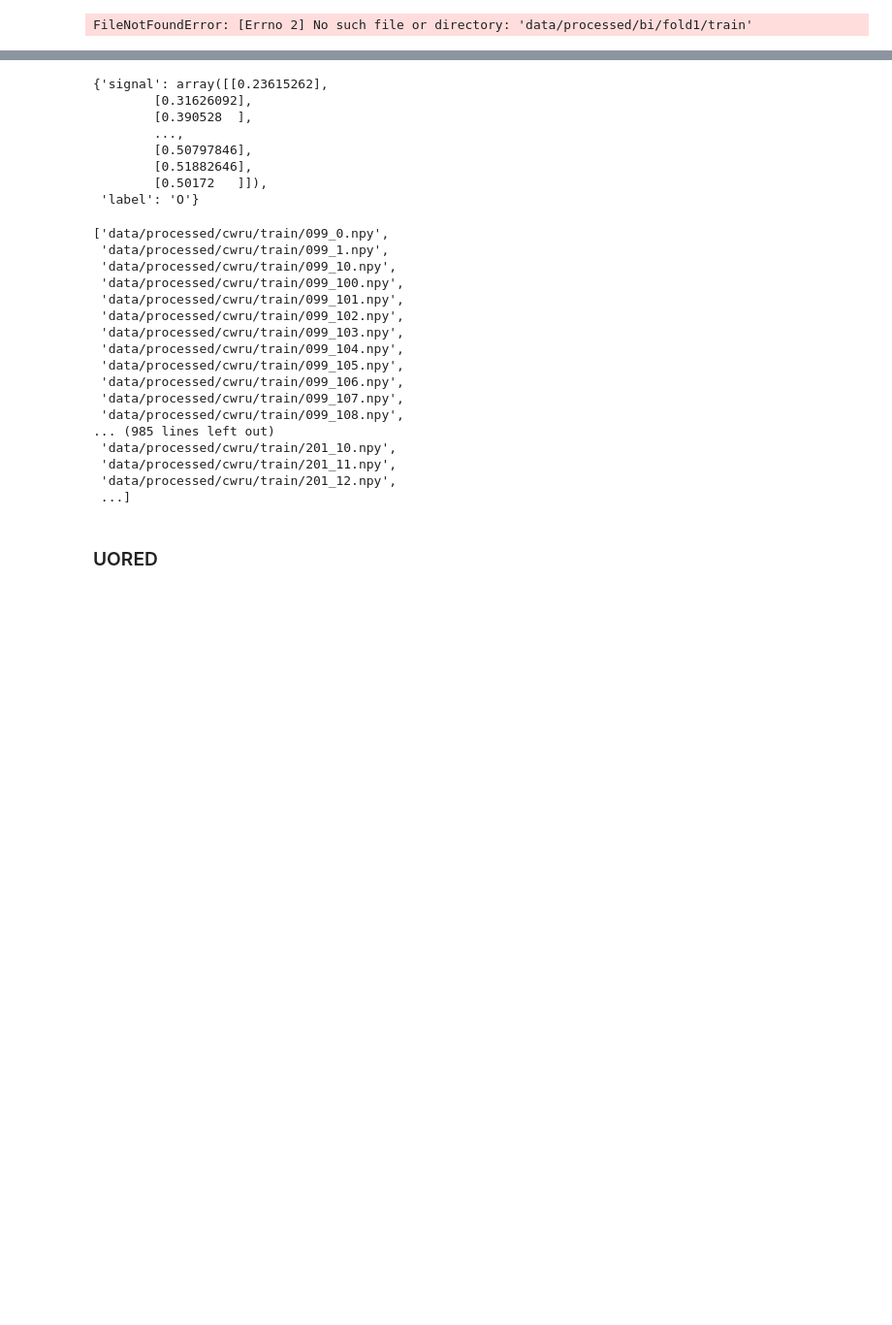
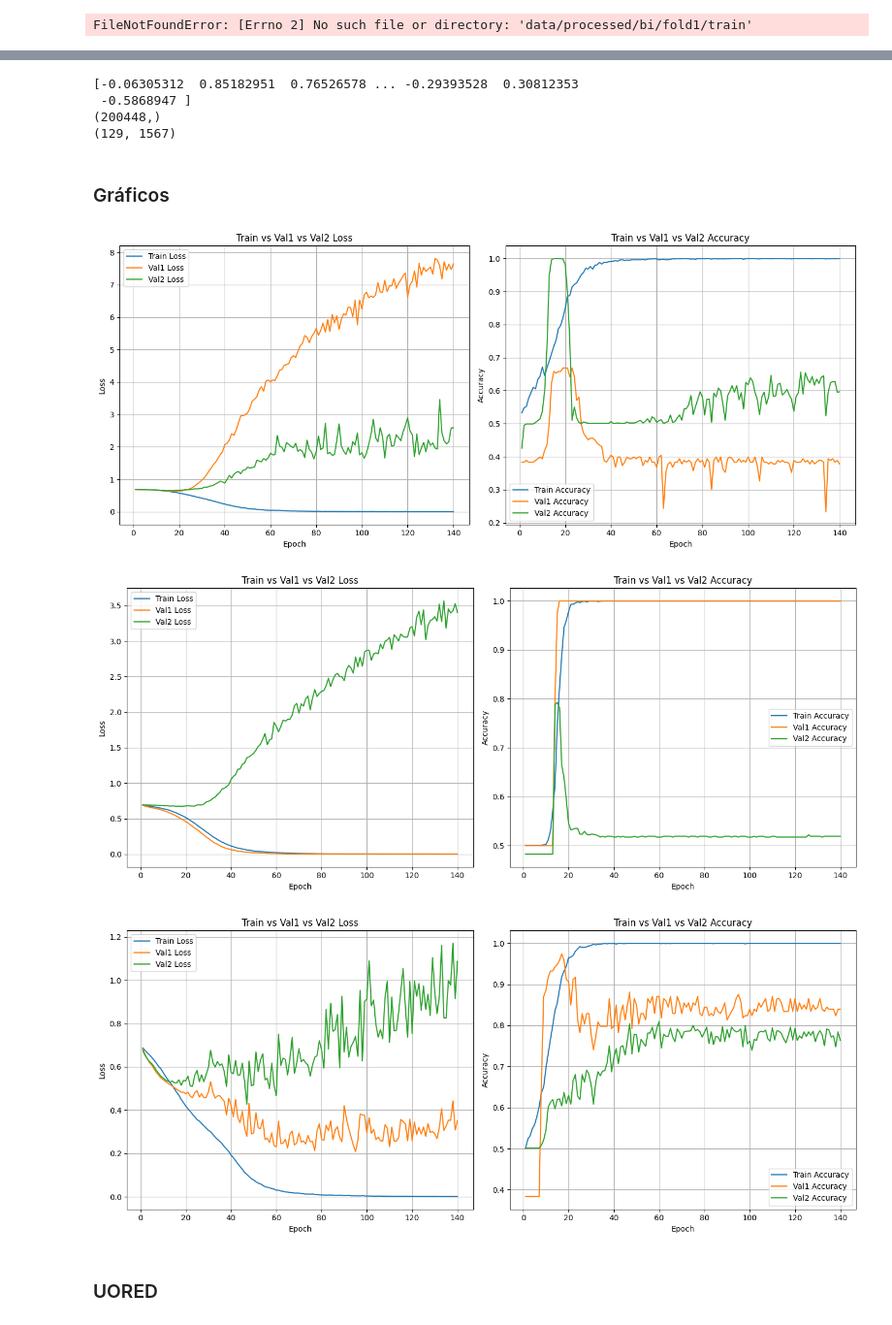
Before and after one commit to rochasantos/CWRU-AutoEncoder-Diagnosis, a Jupyter notebook: debug_nb.ipynb, the cells around one changed output, grey strips where cells are left out. Shown at 97% size. Cells and saved outputs as stored; diff of their text form; code cells hidden in the pictures; blank space fills up the shorter version.

```diff
--- a/debug_nb.ipynb
+++ b/debug_nb.ipynb
@@ -253,43 +501,14 @@ Quantidade de segmentos salvos: 193
-# %%
-import numpy as np
-
-np.load("data/processed/cwru/fold3/val/201_54.npy", allow_pickle=True).item()
-# %% [output]
-{'signal': array([[0.23615262],
-        [0.31626092],
-        [0.390528  ],
-        ...,
-        [0.50797846],
-        [0.51882646],
-        [0.50172   ]]),
- 'label': 'O'}
-# %%
-import os
-
-
-prefixes = None #["099", "100"]
-
-files = sorted([
-            os.path.join("data/processed/cwru/train", f)
-            for f in os.listdir("data/processed/cwru/fold1/train")
-            if f.endswith(".npy") and (any(f.startswith(prefix) for prefix in prefixes) if prefixes else True)
-        ])
-files
-# %% [output]
-['data/processed/cwru/train/099_0.npy',
- 'data/processed/cwru/train/099_1.npy',
- 'data/processed/cwru/train/099_10.npy',
- 'data/processed/cwru/train/099_100.npy',
- 'data/processed/cwru/train/099_101.npy',
- 'data/processed/cwru/train/099_102.npy',
- 'data/processed/cwru/train/099_103.npy',
- 'data/processed/cwru/train/099_104.npy',
- 'data/processed/cwru/train/099_105.npy',
- 'data/processed/cwru/train/099_106.npy',
- 'data/processed/cwru/train/099_107.npy',
- 'data/processed/cwru/train/099_108.npy',
-... (985 lines left out)
- 'data/processed/cwru/train/201_10.npy',
- 'data/processed/cwru/train/201_11.npy',
- 'data/processed/cwru/train/201_12.npy',
- ...]
+# %%
+
+signal = np.random.randn(200_448)
+print(signal)
+print(signal.shape)
+S = compute_spectrogram(signal)  # Deve funcionar sem erro
+print(S.shape)  # Esperado: (129, 1566)
+# %% [output]
+[-0.06305312  0.85182951  0.76526578 ... -0.29393528  0.30812353
+ -0.5868947 ]
+(200448,)
+(129, 1567)
+# %% [markdown]
+### Gráficos
@@ -296,2 +594,10 @@ files
+# %%
+plot_vals("results/experiment1.txt")
+plot_vals("results/experiment2.txt")
+plot_vals("results/experiment3.txt")
+# %% [output]
+[figure, added]
+[figure, added]
+[figure, added]
 # %% [markdown]
 ### UORED
```
Also changed, not shown: parts of 35 cells of this notebook, 35 other files.
